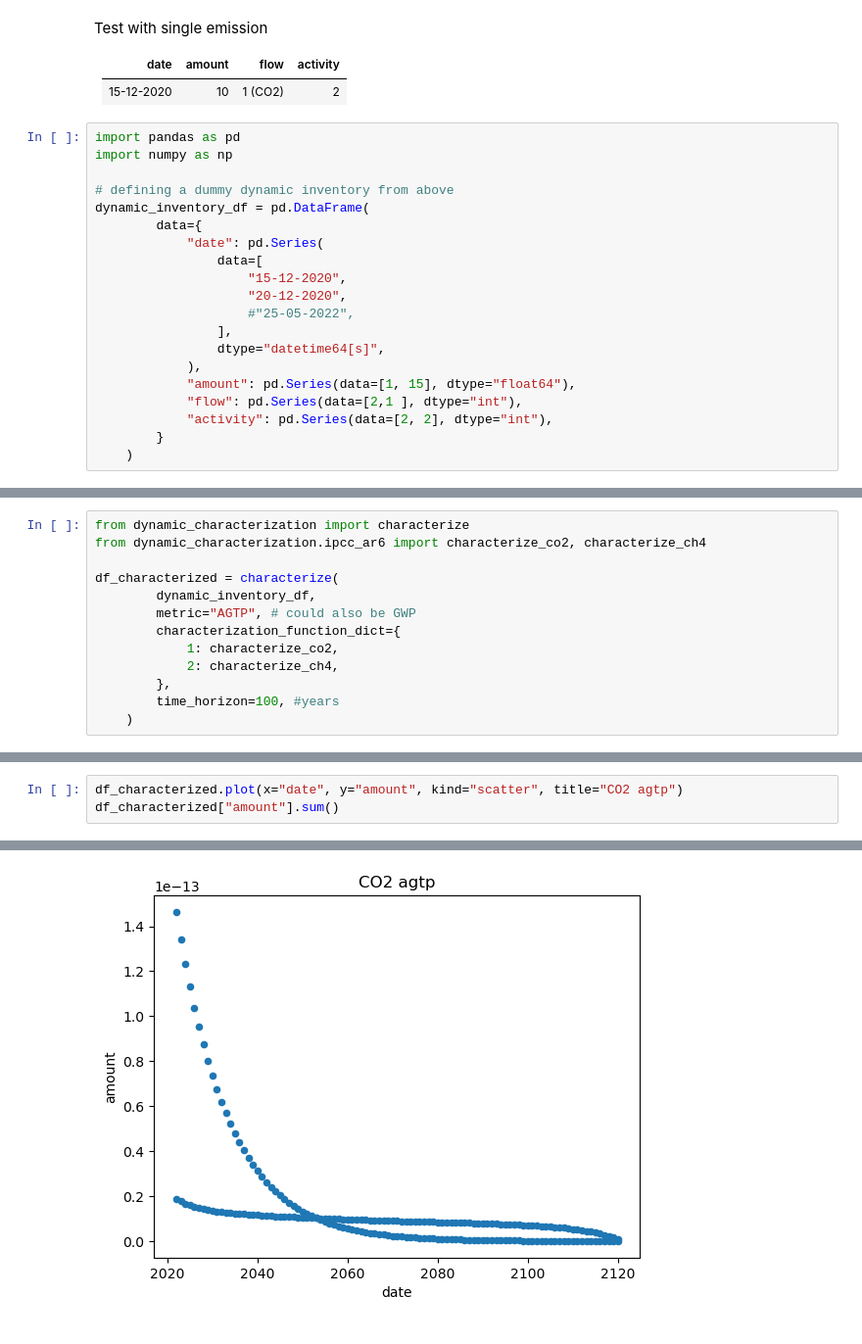
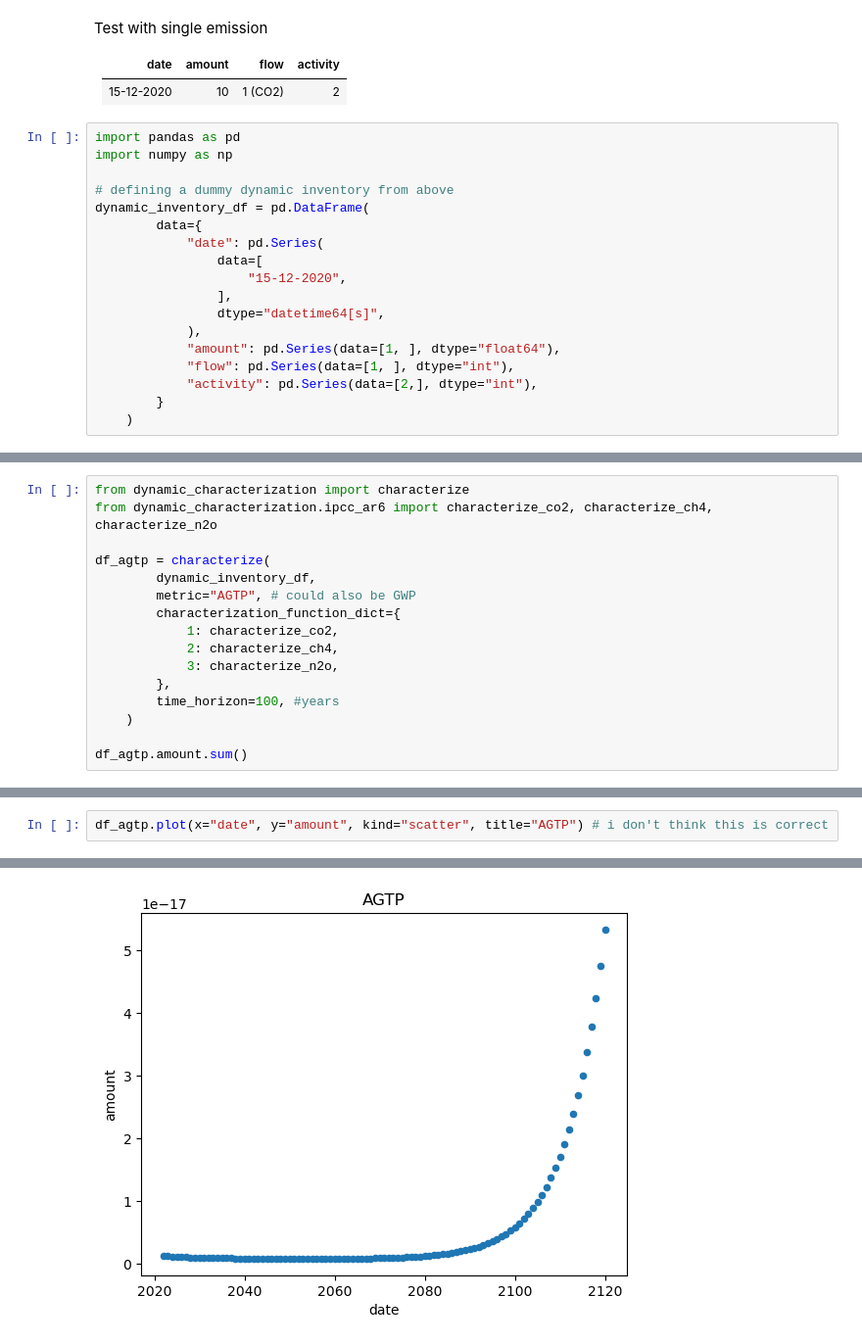
Before and after one commit to brightway-lca/dynamic_characterization, a Jupyter notebook: notebooks/gtp_test.ipynb, the cells around one changed output, grey strips where cells are left out. Shown: that part at 98% size. Saved outputs shown, nothing was run; the diff lists cells and outputs as text.

```diff
--- a/notebooks/gtp_test.ipynb
+++ b/notebooks/gtp_test.ipynb
@@ -19,14 +19,12 @@ dynamic_inventory_df = pd.DataFrame(
             "date": pd.Series(
                 data=[
                     "15-12-2020",
-                    "20-12-2020",
-                    #"25-05-2022",
                 ],
                 dtype="datetime64[s]",
             ),
-            "amount": pd.Series(data=[1, 15], dtype="float64"),
-            "flow": pd.Series(data=[2,1 ], dtype="int"),
-            "activity": pd.Series(data=[2, 2], dtype="int"),
+            "amount": pd.Series(data=[1, ], dtype="float64"),
+            "flow": pd.Series(data=[1, ], dtype="int"),
+            "activity": pd.Series(data=[2,], dtype="int"),
         }
     )
 # %%
@@ -38,13 +35,16 @@ dynamic_inventory_df
 # %%
 from dynamic_characterization import characterize
-from dynamic_characterization.ipcc_ar6 import characterize_co2, characterize_ch4
+from dynamic_characterization.ipcc_ar6 import characterize_co2, characterize_ch4, characterize_n2o
 
-df_characterized = characterize(
+df_agtp = characterize(
         dynamic_inventory_df,
         metric="AGTP", # could also be GWP
         characterization_function_dict={
             1: characterize_co2,
             2: characterize_ch4,
+            3: characterize_n2o,
         },
         time_horizon=100, #years
     )
+
+df_agtp.amount.sum()
@@ -67,4 +53,3 @@ df_characterized #[K]
 # %%
-df_characterized.plot(x="date", y="amount", kind="scatter", title="CO2 agtp")
-df_characterized["amount"].sum()
+df_agtp.plot(x="date", y="amount", kind="scatter", title="AGTP") # i don't think this is correct
 # %% [output]
@@ -72 +57 @@ df_characterized["amount"].sum()
-[figure, old version]
+[figure, new version]
```
Also changed, not shown: parts of 9 cells of this notebook.
